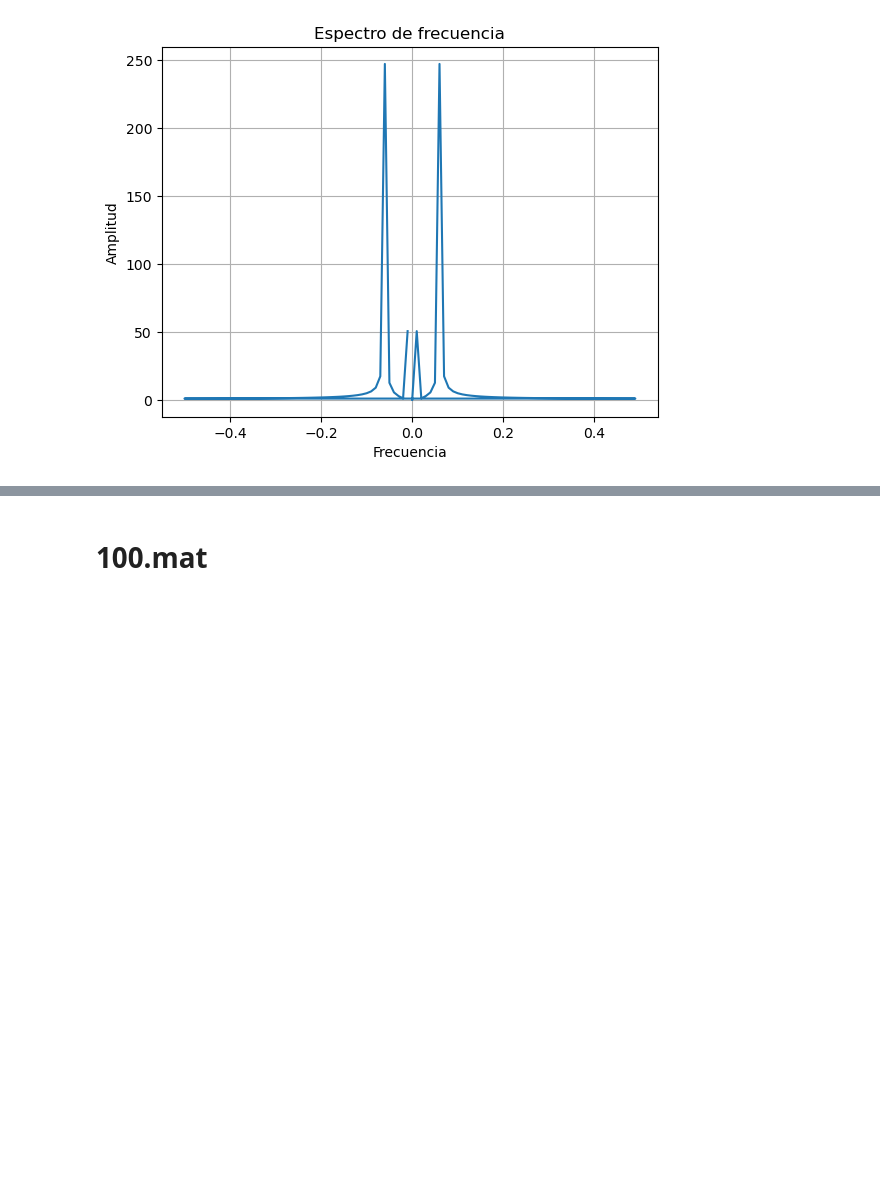
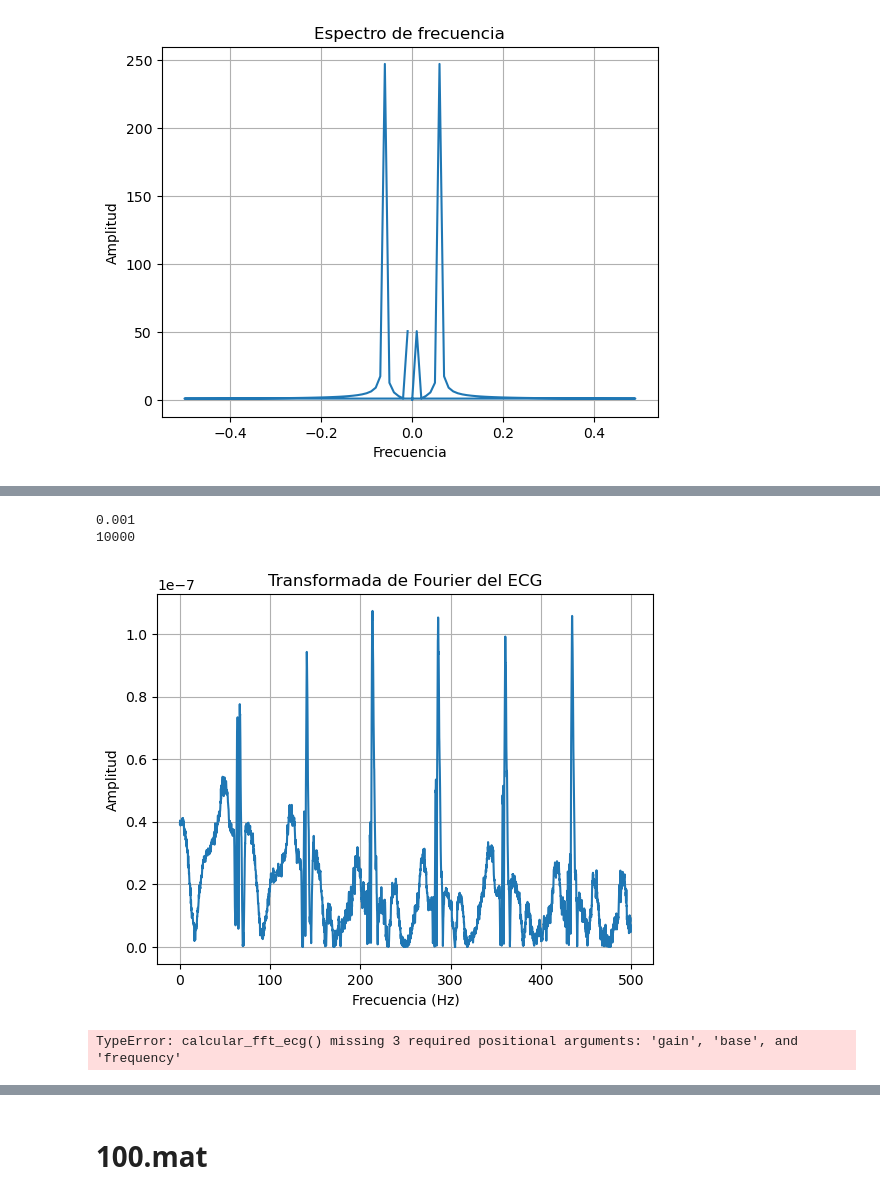
Before and after one commit to Aleestrella/ECG-analisis, a Jupyter notebook: Archivo '100.mat'.ipynb, the cells around one changed output, grey strips where cells are left out. Saved outputs shown, nothing was run; the diff lists cells and outputs as text; code cells hidden in the pictures; blank space fills up the shorter version.

```diff
--- a/Archivo '100.mat'.ipynb
+++ b/Archivo '100.mat'.ipynb
@@ -30,0 +96,42 @@ plt.show()
+# %%
+def calcular_fft_ecg(archivo):
+    # Cargar los datos del archivo .mat
+    x = loadmat(archivo)  # Obtener la señal de ECG del archivo
+    ecg1 = (x['val'] - 0) / 2000
+
+# Transponer los datos del ECG
+    ecg = np.transpose(ecg1)
+
+    # Parámetros de la señal
+    T = 1.0 / 1000  # Período de muestreo
+    print(T)
+    N = len(ecg)  # Número de puntos de datos
+    print(N)
+    t = np.linspace(0.0, N*T, N)  # Eje de tiempo
+
+    # Calcular la Transformada de Fourier
+    f = np.fft.fft(ecg)
+
+    # Obtener las amplitudes correspondientes
+    amplitudes = np.abs(f)[:N//2] * 2 / N  # Se toma la mitad y se normaliza
+
+    # Obtener las frecuencias correspondientes
+    frecuencias = np.fft.fftfreq(N, T)[:N//2]
+
+    return frecuencias, amplitudes
+
+def graficar_fft_ecg(archivo):
+    frecuencias, amplitudes = calcular_fft_ecg(archivo)
+
+    plt.plot(frecuencias, amplitudes)
+    plt.xlabel('Frecuencia (Hz)')
+    plt.ylabel('Amplitud')
+    plt.title('Transformada de Fourier del ECG')
+    plt.grid(True)
+    plt.show()
+# %%
+graficar_fft_ecg('s0010_rem.mat')
+# %% [output]
+0.001
+10000
+[figure, added]
@@ -30,0 +144,4 @@ plt.show()
+# %%
+calcular_fft_ecg('s0010_rem.mat')
+# %% [output]
+TypeError: calcular_fft_ecg() missing 3 required positional arguments: 'gain', 'base', and 'frequency'
```
Also changed, not shown: parts of 24 cells of this notebook.
